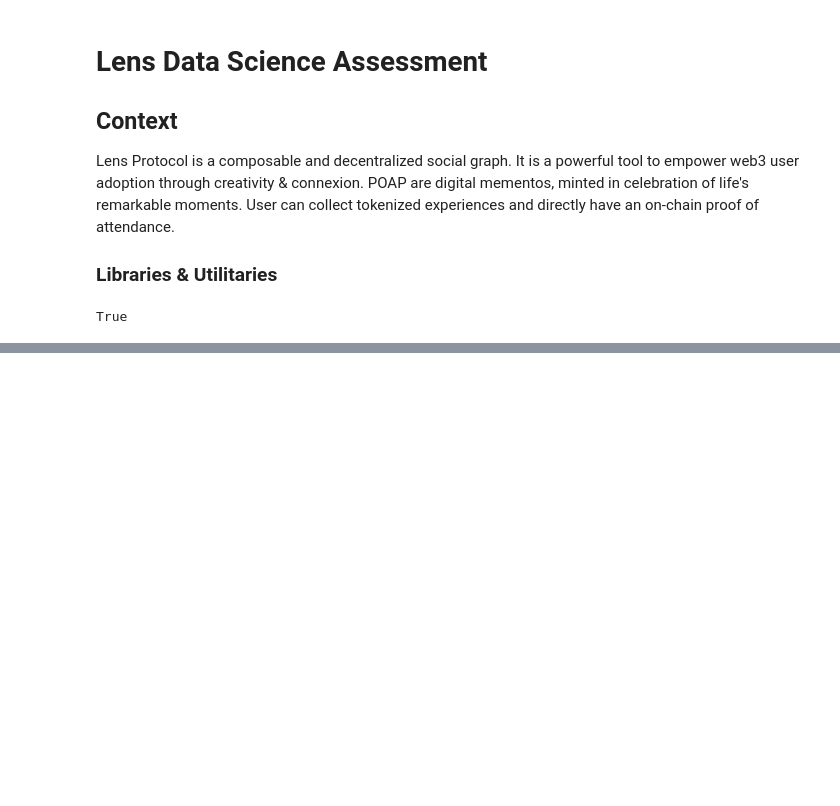
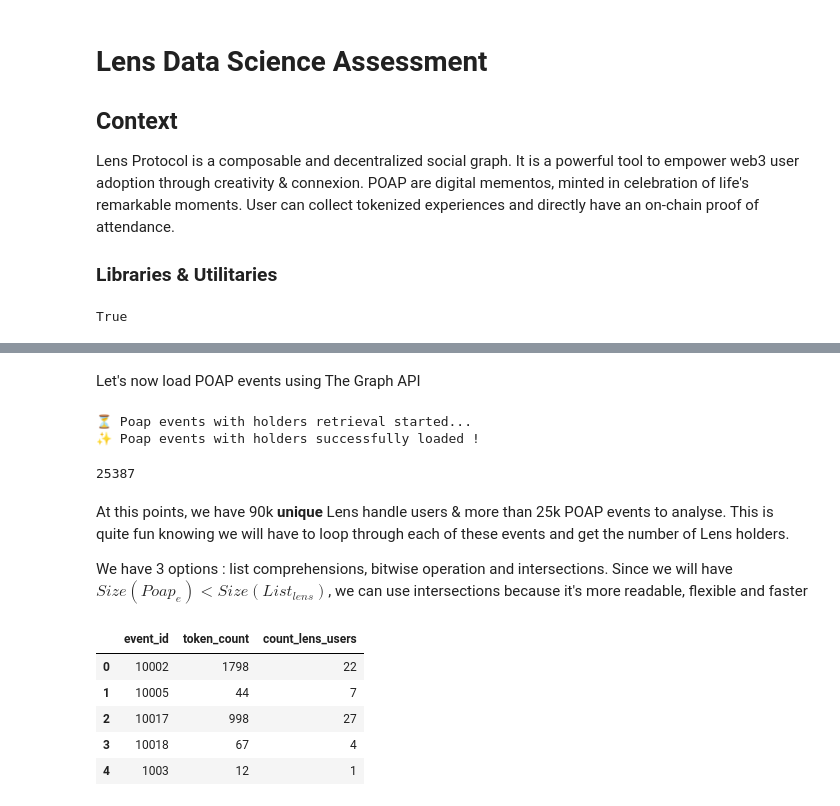
Before and after one commit to ExoMonk/z-lens, a Jupyter notebook: assignment.ipynb, the cells around one changed output, grey strips where cells are left out. Drawn from its saved outputs; the diff is of its cells as text; code cells hidden in the pictures; blank space fills up the shorter version.

```diff
--- a/assignment.ipynb
+++ b/assignment.ipynb
@@ -30,0 +155,17 @@ lens_user_sample.head()
+# %% [markdown]
+Let's now load POAP events using The Graph API
+# %%
+poap_loader = PoapLoader()
+# %% [output]
+⏳ Poap events with holders retrieval started...
+✨ Poap events with holders successfully loaded !
+# %%
+poap_events = poap_loader.extracted_data
+len(poap_events)
+# %% [output]
+25387
+# %% [markdown]
+At this points, we have 90k **unique** Lens handle users & more than 25k POAP events to analyse.
+This is quite fun knowing we will have to loop through each of these events and get the number of Lens holders.
+
+We have 3 options : list comprehensions, bitwise operation and intersections. Since we will have $Size(Poap_e) < Size(List_{lens})$, we can use intersections because it's more readable, flexible and faster
@@ -30,0 +179,10 @@ lens_user_sample.head()
+# %%
+poap_events_df = poap_events_df.drop(columns=['holders'])
+poap_events_df.head()
+# %% [output]
+|  | event_id | token_count | count_lens_users |
+| 0 | 10002 | 1798 | 22 |
+| 1 | 10005 | 44 | 7 |
+| 2 | 10017 | 998 | 27 |
+| 3 | 10018 | 67 | 4 |
+| 4 | 1003 | 12 | 1 |
```
Also changed, not shown: parts of 28 cells of this notebook, 4 other files.
